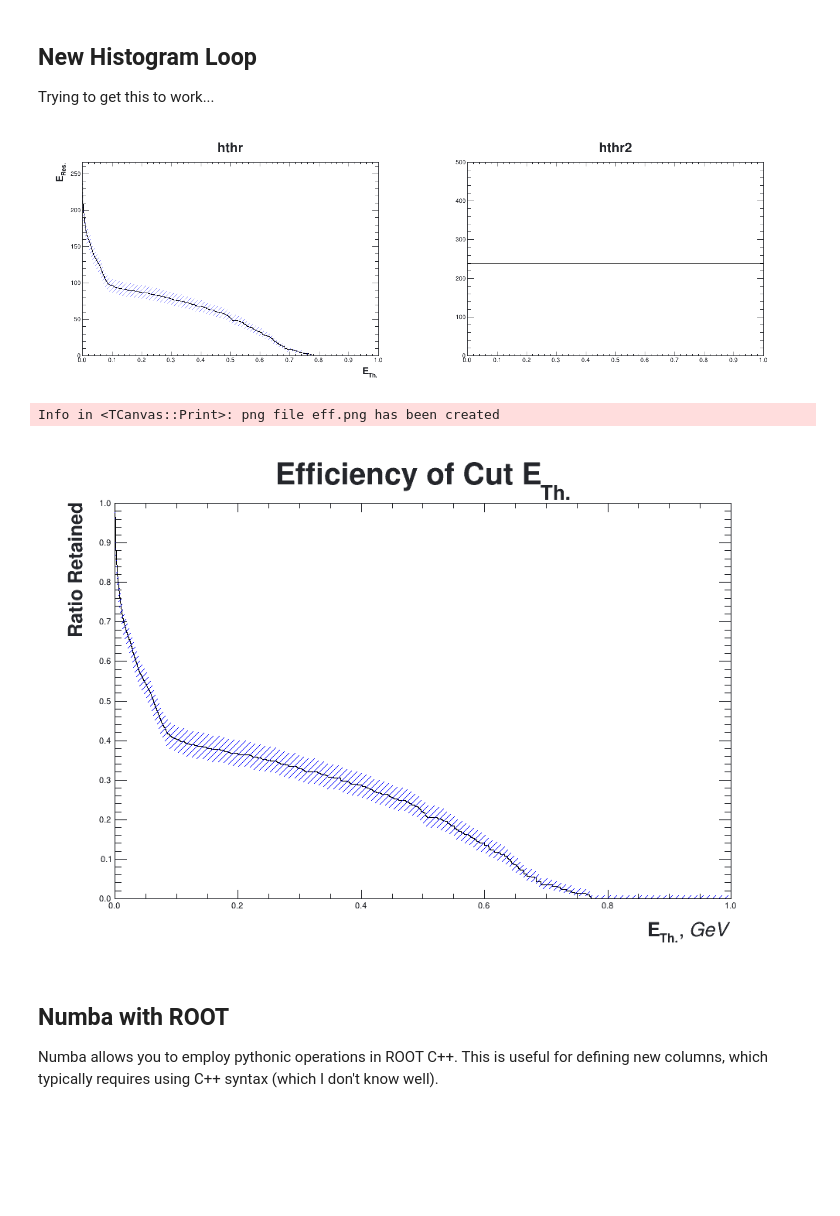
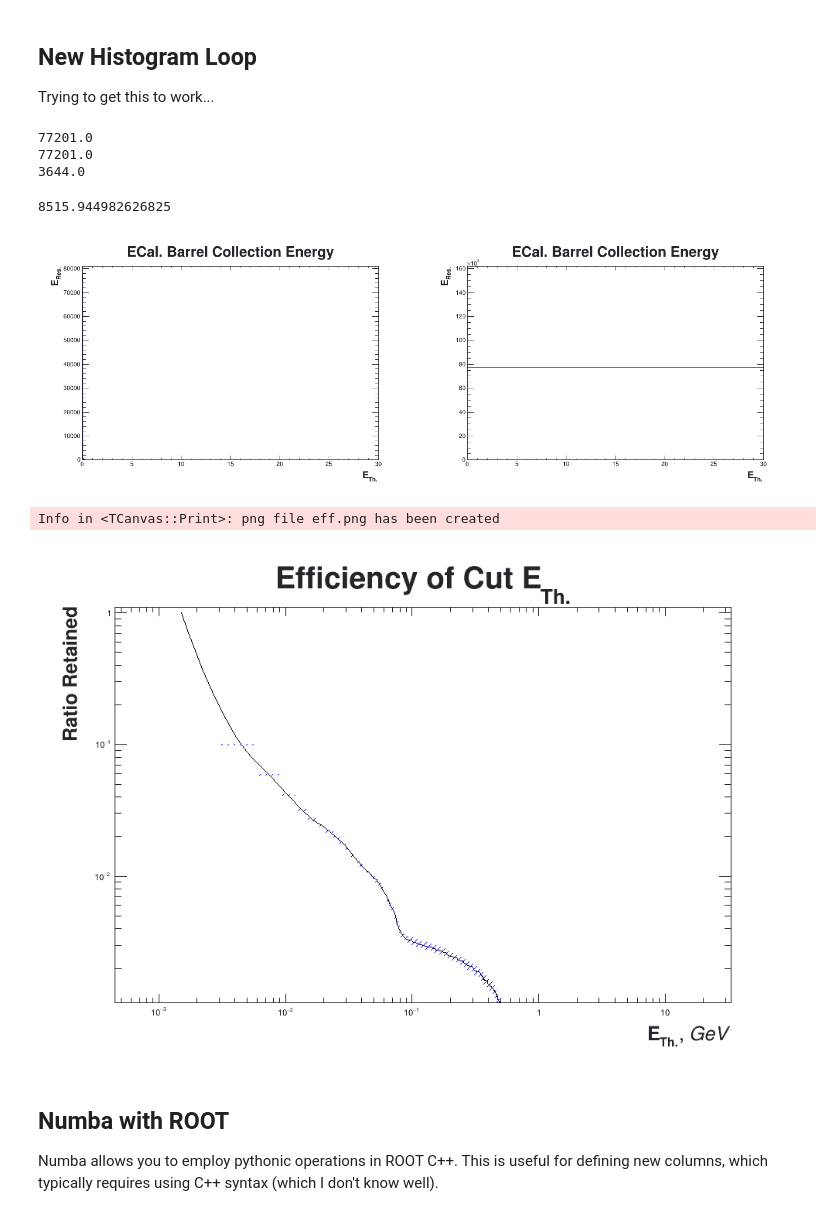
Before and after one commit to headunderheels/Jupyter-Projects, a Jupyter notebook: EnergyPerCell_NOBIB.ipynb, the cells around one changed output. Drawn from its saved outputs; the diff is of its cells as text; code cells hidden in the pictures; blank space fills up the shorter version.

```diff
--- a/EnergyPerCell_NOBIB.ipynb
+++ b/EnergyPerCell_NOBIB.ipynb
@@ -19,7 +19,7 @@ Welcome to JupyROOT 6.24/06
 # rootls -l /work/rhillman/Data/photonGun_1000_reco_990.root
 # %%
 treename = "events"
-filename = "/work/rhillman/Data/photonGun_1000_reco_990.root"
+filename = "/work/rhillman/Data/photonGun_1000_reco_970.root"
 df = rt.RDataFrame(treename, filename)
 # %%
 %%cpp
@@ -61,15 +84,14 @@ c.Draw()
 # %%
-# Weight all bins by their energy content
-c = rt.TCanvas()
-h2 = df.Histo1D(("h2", "Weighted ECal. Barrel Collection Energy;#bf{Energy,} #it{GeV};#bf{Counts}", nbins, 0, 1),
-               "ECalBarrelCollection.energy")
+# # Weight all bins by their energy content
+# c = rt.TCanvas()
+# h2 = h.Clone("h2")
 
-print(h.GetBinCenter(1))
-for ibin in range(1, nbins+1):
-    E_weighted = h.GetBinContent(ibin)*h.GetBinCenter(ibin)
-    h2.SetBinContent(ibin, E_weighted)
+# print(h.GetBinCenter(1))
+# for ibin in range(1, nbins+1):
+#     E_weighted = h.GetBinContent(ibin)*h.GetBinCenter(ibin)
+#     h2.SetBinContent(ibin, E_weighted)
 
-h2.Draw("")
-# c.SetLogy()
-# c.SetLogx()
-c.Draw()
+# h2.Draw("")
+# # c.SetLogy()
+# # c.SetLogx()
+# c.Draw()
@@ -84,58 +103,62 @@ Trying to get this to work...
 # %%
 c = rt.TCanvas("c", "1-D Histograms", 1400, 500)
 c.Divide(2,1)
 # c.SetLogx()
 # c.SetLogy()
-hthr = rt.TH1D('hthr', 'hthr', nbins, 0, 1)
+hthr = h2.Clone("hthr")
 
 hthr.GetYaxis().SetTitle("#bf{E_{Res.}}")
 hthr.GetXaxis().SetTitle("#bf{E_{Th.}}")
 
-htotal = rt.TH1D('hthr2', 'hthr2', nbins, 0, 1)
+htotal = hthr.Clone("htotal")
 
 error1 = ctypes.c_double(0)
 Ebin1 = h2.IntegralAndError(1, nbins, error1)
 for ibin in range(1, nbins+2):
     error2 = ctypes.c_double(0)
     E = h2.IntegralAndError(ibin, nbins, error2)
     htotal.SetBinContent(ibin, Ebin1)
     hthr.SetBinContent(ibin, E)
 
 c.cd(1)
-hthr.SetFillColorAlpha(rt.kBlue, 1)
+hthr.SetFillColorAlpha(rt.TColor().GetColor(193, 146, 80), 1)
 hthr.SetFillStyle(3004)
-hthr.Draw("E4")
+hthr.Draw("")
 c.cd(2)
 hthr.SetFillColorAlpha(rt.kBlue, .5)
 htotal.Draw("")
 c.Draw()
 
-# print(hthr.GetBinContent(1))
-# print(htotal.GetBinContent(50))
-# print(h.GetBinContent(1))
-# df.Sum("ECalBarrelCollection.energy").GetValue()
+print(hthr.GetBinContent(1))
+print(htotal.GetBinContent(50))
+print(h.GetBinContent(1))
+df.Sum("ECALBarrel.energy").GetValue()
 # %% [output]
+77201.0
+77201.0
+3644.0
+8515.944982626825
-[figure, old version]
+[figure, new version]
 # %%
 c = rt.TCanvas("c97", "1-D Histograms", 1000, 700)
 eff = rt.TEfficiency(hthr, htotal)
 eff = eff.CreateGraph()
 eff.SetTitle("Efficiency of Cut E_{Th.}")
 eff.GetXaxis().SetTitle("#bf{E_{Th.}}, #it{GeV}")
-eff.GetXaxis().SetRangeUser(0, 1)
+eff.GetXaxis().SetRangeUser(0, 30)
 eff.GetYaxis().SetTitle("#bf{Ratio Retained}")
-eff.GetYaxis().SetRangeUser(0, 1)
+eff.GetYaxis().SetRangeUser(0, 30)
 eff.SetFillStyle(3004)
 eff.SetFillColor(600)
 eff.SetLineColor(rt.kBlack)
-# c.SetLogy()
-# c.SetLogx()
-eff.Draw('a3c')
+c.SetLogy()
+c.SetLogx()
+eff.Draw('a2c')
 c.Print("eff.png")
 c.Draw()
 # %% [output]
 Info in <TCanvas::Print>: png file eff.png has been created
-[figure, old version]
+[figure, new version]
 # %% [markdown]
 ## Numba with ROOT
 
```
Also changed, not shown: parts of 6 cells of this notebook, 2 other files.
